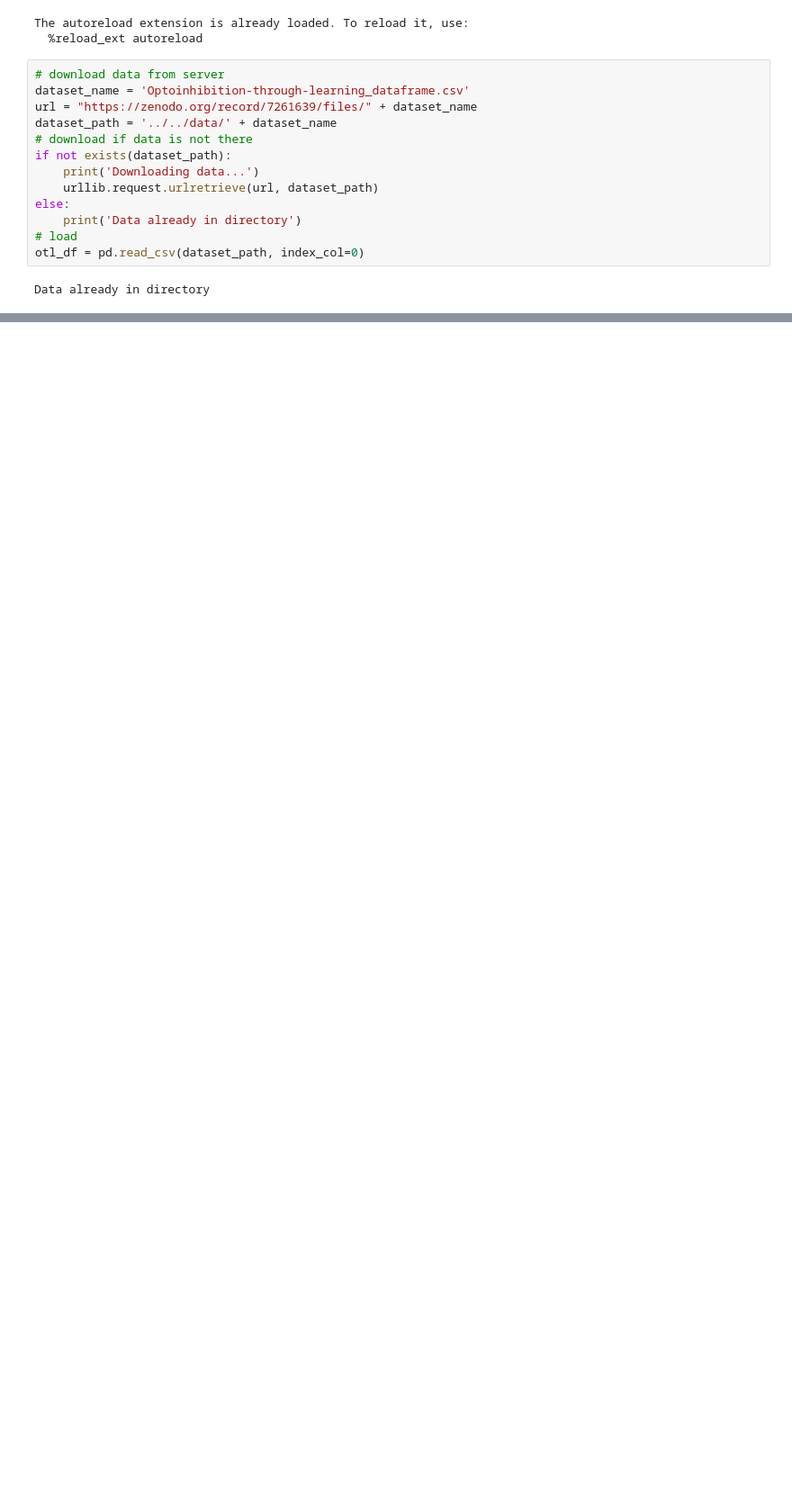
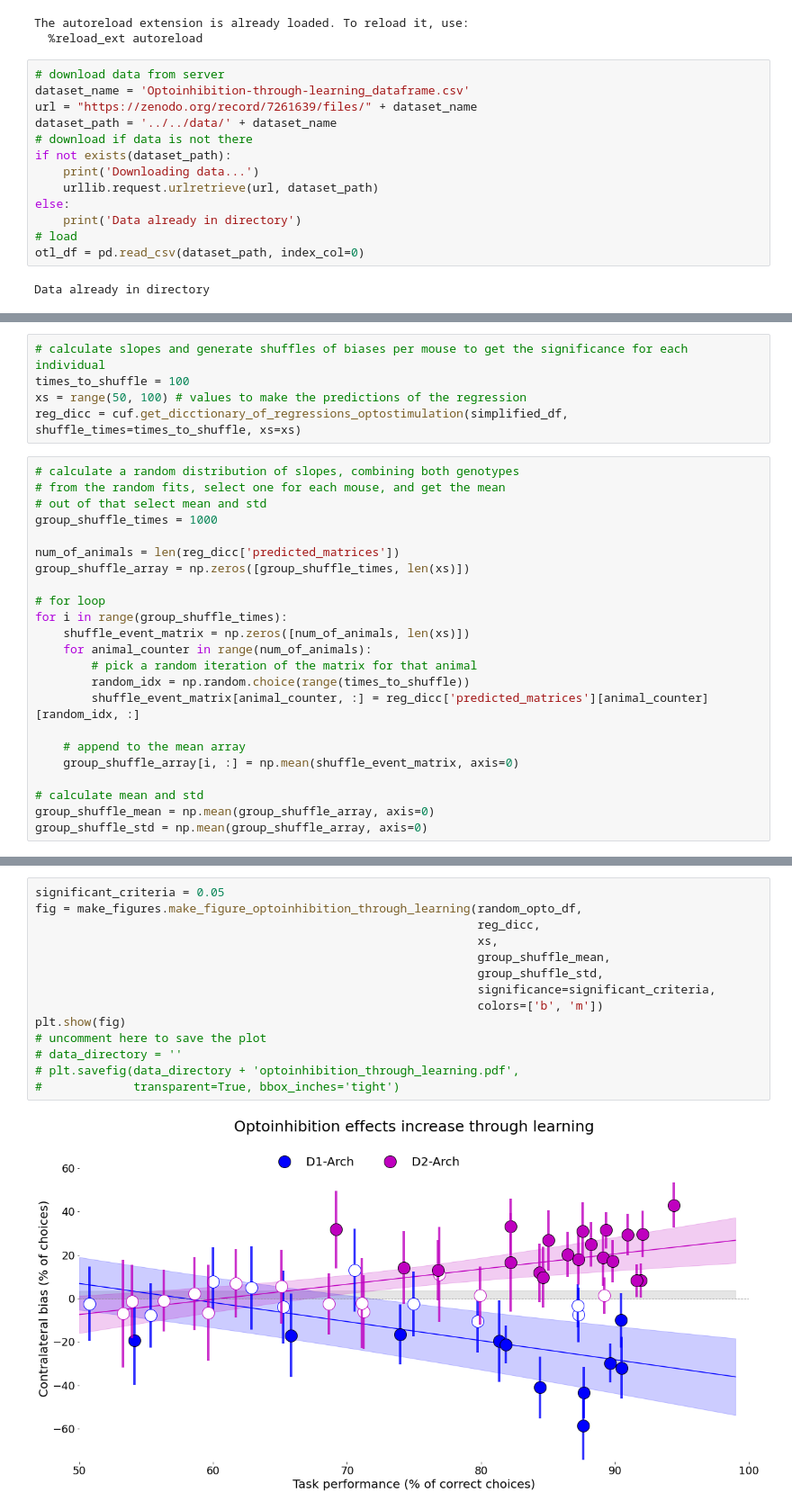
Before and after one commit to SainsburyWellcomeCentre/SJLab_APE_paper, a Jupyter notebook: doc/figures_notebooks/Figure_7_FG.ipynb, the cells around one changed output, grey strips where cells are left out. Shown: that part at 90% size. Saved outputs shown, nothing was run; the diff lists cells and outputs as text; blank space fills up the shorter version.

```diff
--- a/doc/figures_notebooks/Figure_7_FG.ipynb
+++ b/doc/figures_notebooks/Figure_7_FG.ipynb
@@ -45,0 +160,28 @@ Progress: [####################] 100.0%
+# %%
+# calculate slopes and generate shuffles of biases per mouse to get the significance for each individual
+times_to_shuffle = 100
+xs = range(50, 100) # values to make the predictions of the regression
+reg_dicc = cuf.get_dicctionary_of_regressions_optostimulation(simplified_df, shuffle_times=times_to_shuffle, xs=xs)
+# %%
+# calculate a random distribution of slopes, combining both genotypes
+# from the random fits, select one for each mouse, and get the mean
+# out of that select mean and std
+group_shuffle_times = 1000
+
+num_of_animals = len(reg_dicc['predicted_matrices'])
+group_shuffle_array = np.zeros([group_shuffle_times, len(xs)])
+
+# for loop
+for i in range(group_shuffle_times):
+    shuffle_event_matrix = np.zeros([num_of_animals, len(xs)])
+    for animal_counter in range(num_of_animals):
+        # pick a random iteration of the matrix for that animal
+        random_idx = np.random.choice(range(times_to_shuffle))
+        shuffle_event_matrix[animal_counter, :] = reg_dicc['predicted_matrices'][animal_counter][random_idx, :]
+
+    # append to the mean array
+    group_shuffle_array[i, :] = np.mean(shuffle_event_matrix, axis=0)
+
+# calculate mean and std
+group_shuffle_mean = np.mean(group_shuffle_array, axis=0)
+group_shuffle_std = np.mean(group_shuffle_array, axis=0)
@@ -45,0 +190,16 @@ Progress: [####################] 100.0%
+# %%
+significant_criteria = 0.05
+fig = make_figures.make_figure_optoinhibition_through_learning(random_opto_df,
+                                                               reg_dicc,
+                                                               xs,
+                                                               group_shuffle_mean,
+                                                               group_shuffle_std,
+                                                               significance=significant_criteria,
+                                                               colors=['b', 'm'])
+plt.show(fig)
+# uncomment here to save the plot
+# data_directory = ''
+# plt.savefig(data_directory + 'optoinhibition_through_learning.pdf',
+#             transparent=True, bbox_inches='tight')
+# %% [output]
+[figure, added]
```
Also changed, not shown: parts of 13 cells of this notebook, 6 other files.
